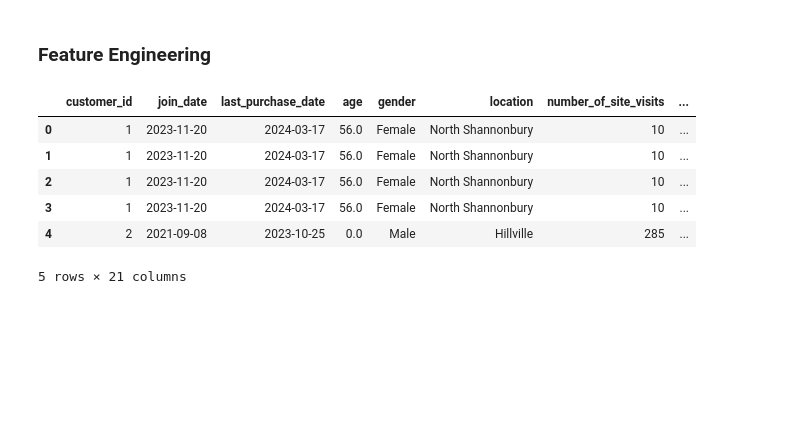
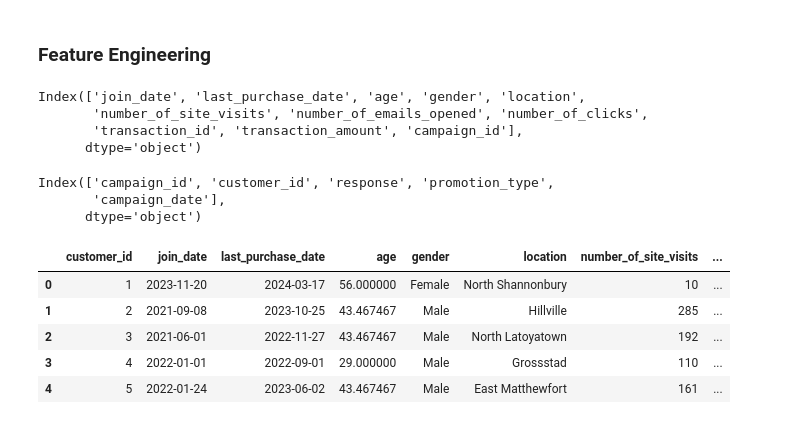
Before and after one commit to richard2323233/schulich_data_science, a Jupyter notebook: assignment 2.ipynb, the cells around one changed output. Saved outputs shown, nothing was run; the diff lists cells and outputs as text; code cells hidden in the pictures; blank space fills up the shorter version.

```diff
--- a/assignment 2.ipynb
+++ b/assignment 2.ipynb
@@ -256,2 +250,2 @@ mean_campaign_id
 # %%
-mode_campaign_id = joint_data['campaign_id'].mode()[0]
+joint_data['campaign_id'] = joint_data['campaign_id'].fillna(0)
@@ -262,5 +252,3 @@ mode_campaign_id
-# %%
-joint_data['campaign_id'] = joint_data['campaign_id'].fillna(mode_campaign_id)
 # %%
 joint_data
 # %% [output]
@@ -280,5 +268,3 @@ joint_data
 10000 rows × 11 columns
 # %% [markdown]
 ### Feature Engineering
-# %%
-joint_data['transaction_date'] = pd.to_datetime(joint_data['transaction_date'])
@@ -299,10 +271,58 @@ joint_data.fillna(0, inplace=True)
-# %%
-joint_data.head()
-# %% [output]
-|  | customer_id | join_date | last_purchase_date | age | gender | location | number_of_site_visits | ... |
-| 0 | 1 | 2023-11-20 | 2024-03-17 | 56.0 | Female | North Shannonbury | 10 | ... |
-| 1 | 1 | 2023-11-20 | 2024-03-17 | 56.0 | Female | North Shannonbury | 10 | ... |
-| 2 | 1 | 2023-11-20 | 2024-03-17 | 56.0 | Female | North Shannonbury | 10 | ... |
-| 3 | 1 | 2023-11-20 | 2024-03-17 | 56.0 | Female | North Shannonbury | 10 | ... |
-| 4 | 2 | 2021-09-08 | 2023-10-25 | 0.0 | Male | Hillville | 285 | ... |
-5 rows × 21 columns
+# %%
+# Verify columns in joint_data
+print(joint_data.columns)
+# %% [output]
+Index(['join_date', 'last_purchase_date', 'age', 'gender', 'location',
+       'number_of_site_visits', 'number_of_emails_opened', 'number_of_clicks',
+       'transaction_id', 'transaction_amount', 'campaign_id'],
+      dtype='object')
+# %%
+import pandas as pd
+
+# Assuming `transactions_final` and `marketing_final` DataFrames are available
+
+# Convert dates to datetime
+transactions_final['transaction_date'] = pd.to_datetime(transactions_final['transaction_date'])
+
+# Calculate Recency, Frequency, and Monetary for transactions
+current_date = pd.to_datetime('2024-07-13')
+recency = transactions_final.groupby('customer_id')['transaction_date'].max().reset_index()
+recency['recency'] = (current_date - recency['transaction_date']).dt.days
+
+frequency = transactions_final.groupby('customer_id').size().reset_index(name='frequency')
+
+monetary = transactions_final.groupby('customer_id')['transaction_amount'].sum().reset_index(name='monetary')
+
+# Merge RFM features
+rfm = recency.merge(frequency, on='customer_id').merge(monetary, on='customer_id')
+
+# Merge RFM features back into joint_data
+joint_data = joint_data.merge(rfm, on='customer_id', how='left')
+
+# Verify columns in marketing_final
+print(marketing_final.columns)
+
+# Create marketing features from marketing_final
+marketing_features = marketing_final.groupby('customer_id').agg({
+    'response': lambda x: (x == 'Yes').mean(),  # Calculate response rate
+    'promotion_type': 'nunique'  # Number of unique promotions received
+}).reset_index()
+
+# Merge marketing features into joint_data
+joint_data = joint_data.merge(marketing_features, on='customer_id', how='left')
+
+# Handle any remaining missing values
+joint_data.fillna(0, inplace=True)
+
+# Display the feature-engineered DataFrame
+joint_data.head()
+# %% [output]
+Index(['campaign_id', 'customer_id', 'response', 'promotion_type',
+       'campaign_date'],
+      dtype='object')
+|  | customer_id | join_date | last_purchase_date | age | gender | location | number_of_site_visits | ... |
+| 0 | 1 | 2023-11-20 | 2024-03-17 | 56.000000 | Female | North Shannonbury | 10 | ... |
+| 1 | 2 | 2021-09-08 | 2023-10-25 | 43.467467 | Male | Hillville | 285 | ... |
+| 2 | 3 | 2021-06-01 | 2022-11-27 | 43.467467 | Male | North Latoyatown | 192 | ... |
+| 3 | 4 | 2022-01-01 | 2022-09-01 | 29.000000 | Male | Grossstad | 110 | ... |
+| 4 | 5 | 2022-01-24 | 2023-06-02 | 43.467467 | Male | East Matthewfort | 161 | ... |
```
Also changed, not shown: parts of 12 cells of this notebook.
